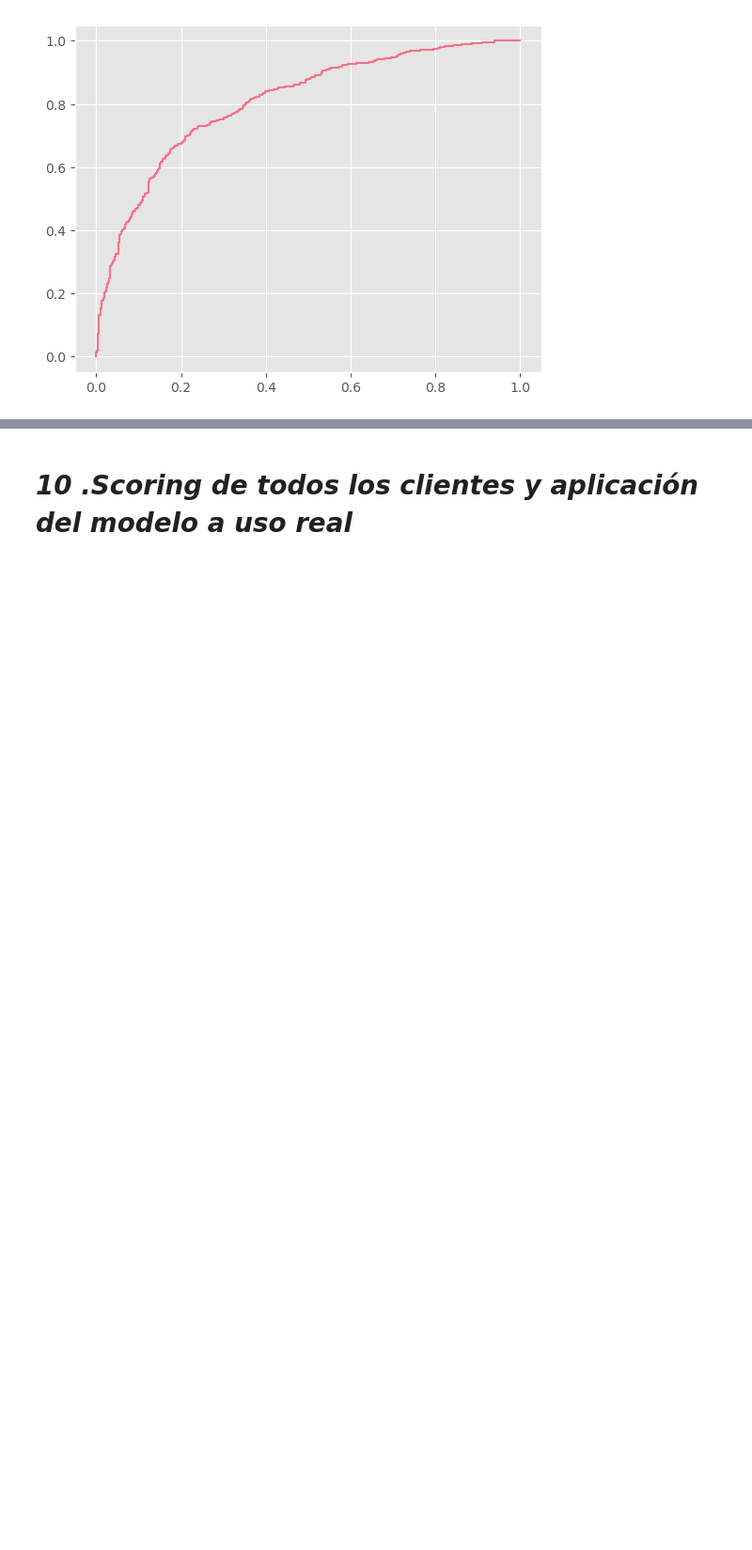
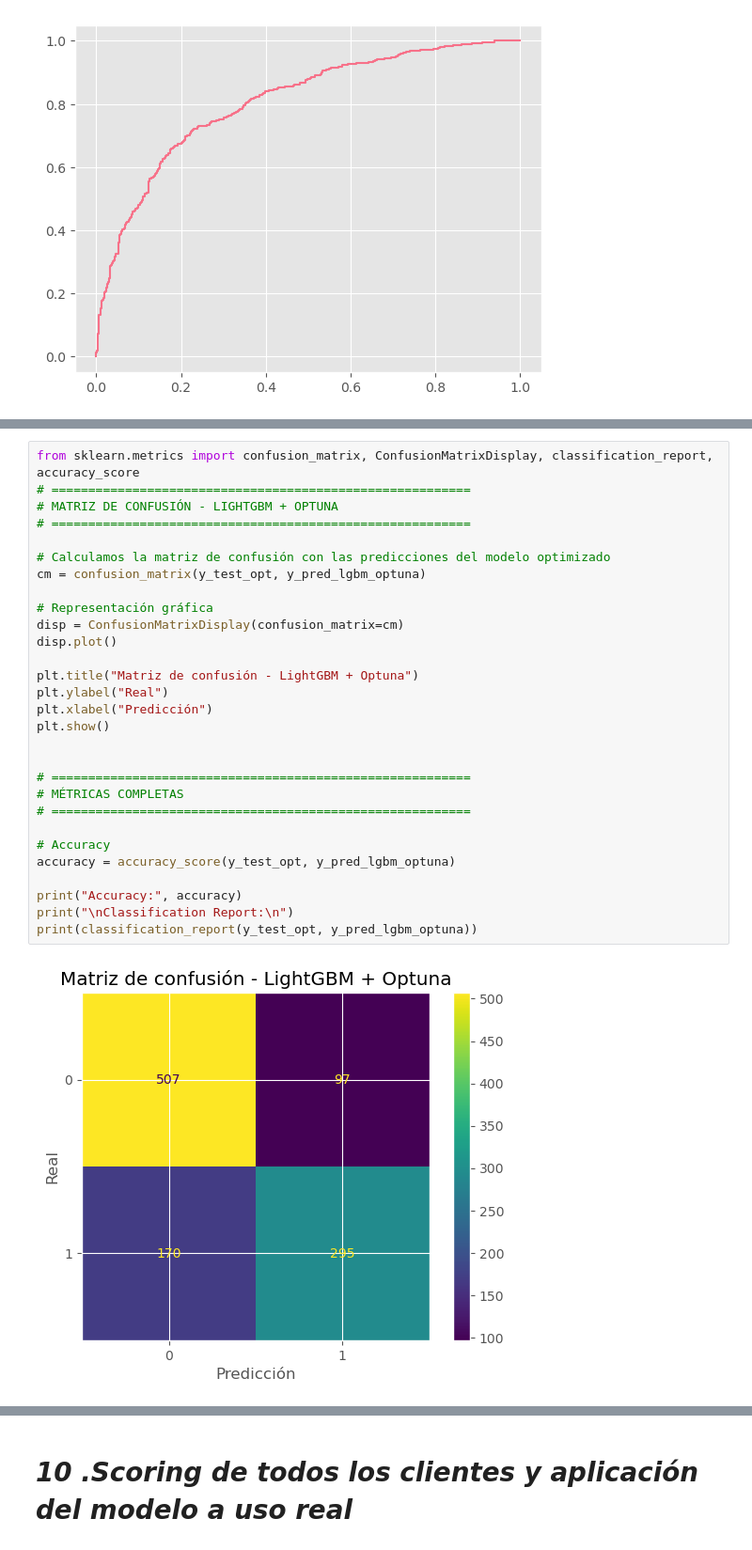
Before and after one commit to OscarFdz24/Proyecto_ML_Clientes_Oscar_Fernandez, a Jupyter notebook: modeloML_Logistica_LGBM.ipynb, the cells around one changed output, grey strips where cells are left out. Shown at 94% size. Saved outputs shown, nothing was run; the diff lists cells and outputs as text; blank space fills up the shorter version.

```diff
--- a/model.ipynb
+++ b/modeloML_Logistica_LGBM.ipynb
@@ -817,0 +1208,31 @@ plt.plot(fpr_log_opt, tpr_log_opt, label=f"Logistic OPT (AUC = {auc_log_opt:.3f}
+# %%
+from sklearn.metrics import confusion_matrix, ConfusionMatrixDisplay, classification_report, accuracy_score
+# =========================================================
+# MATRIZ DE CONFUSIÓN - LIGHTGBM + OPTUNA
+# =========================================================
+
+# Calculamos la matriz de confusión con las predicciones del modelo optimizado
+cm = confusion_matrix(y_test_opt, y_pred_lgbm_optuna)
+
+# Representación gráfica
+disp = ConfusionMatrixDisplay(confusion_matrix=cm)
+disp.plot()
+
+plt.title("Matriz de confusión - LightGBM + Optuna")
+plt.ylabel("Real")
+plt.xlabel("Predicción")
+plt.show()
+
+
+# =========================================================
+# MÉTRICAS COMPLETAS
+# =========================================================
+
+# Accuracy
+accuracy = accuracy_score(y_test_opt, y_pred_lgbm_optuna)
+
+print("Accuracy:", accuracy)
+print("\nClassification Report:\n")
+print(classification_report(y_test_opt, y_pred_lgbm_optuna))
+# %% [output]
+[figure, added]
```
Also changed, not shown: parts of 31 cells of this notebook, 2 other files.
